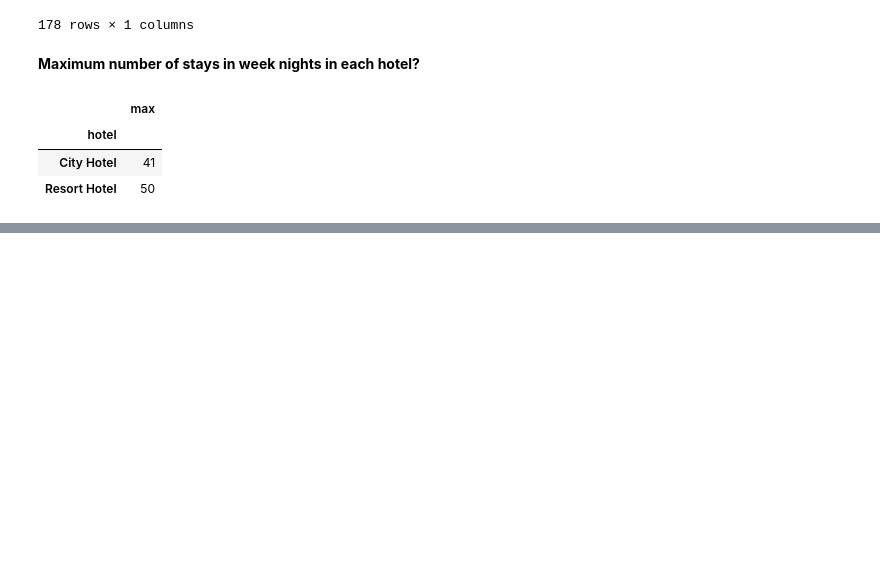
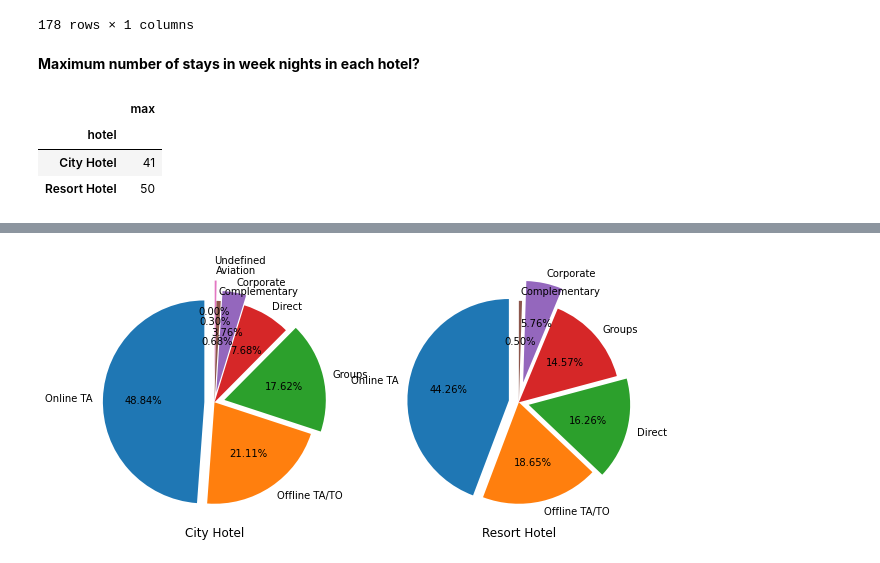
Before and after one commit to abhilashs1/Hotel_booking, a Jupyter notebook: HotelBookings.ipynb, the cells around one changed output, grey strips where cells are left out. Drawn from its saved outputs; the diff is of its cells as text; code cells hidden in the pictures; blank space fills up the shorter version.

```diff
--- a/HotelBookings.ipynb
+++ b/HotelBookings.ipynb
@@ -564,0 +599,18 @@ df.groupby(["hotel"])["stays_in_week_nights"].agg(["max"])
+# %%
+city = ["Online TA", "Offline TA/TO", "Groups", "Direct", "Corporate", "Complementary", "Aviation", "Undefined"]
+count1 = [38748, 16747, 13975, 6093, 2986, 542, 237, 2]
+resort = ["Online TA", "Offline TA/TO", "Direct", "Groups",  "Corporate", "Complementary"]
+count2 = [17729, 7472, 6513, 5836, 2309, 201]
+
+plt.figure(figsize = (10, 15))
+plt.subplot(1, 2, 1)
+plt.pie(count1, labels = city, explode = (0.1, 0, 0.1, 0, 0.1, 0, 0.2, 0.3), autopct = "%.2f%%", startangle = 90)
+plt.title("City Hotel", y = -0.05)
+
+plt.subplot(1, 2, 2)
+plt.pie(count2, labels = resort, explode = (0.1, 0, 0.1, 0, 0.2, 0), autopct = "%.2f%%", startangle = 90)
+plt.title("Resort Hotel", y = -0.05)
+
+plt.show();
+# %% [output]
+[figure, added]
```
Also changed, not shown: parts of 5 cells of this notebook.
